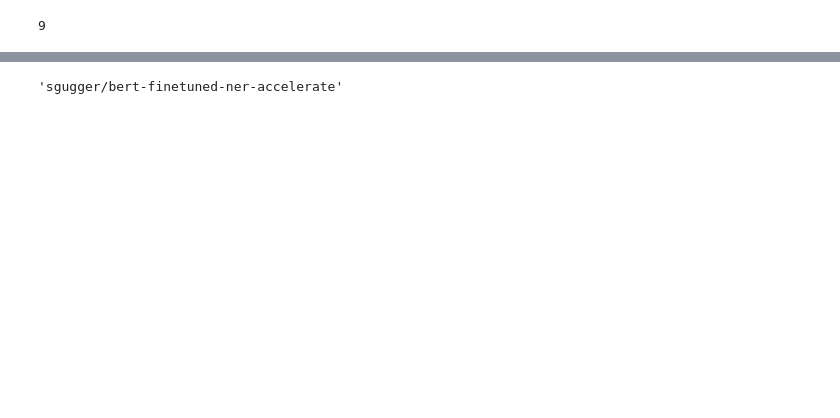
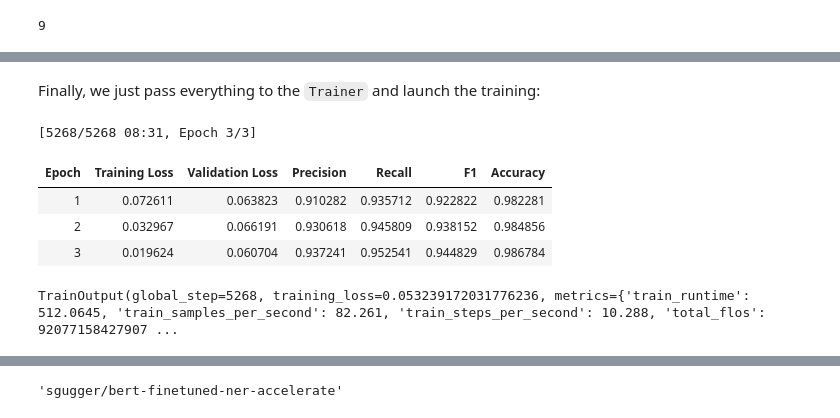
Before and after one commit to avirupc/nlp, a Jupyter notebook: HuggingFace LLM Course/Chapter7 - Classical NLP Tasks/7.2 Token Claasification/Token_classification_(PyTorch).ipynb, the cells around one changed output, grey strips where cells are left out. Cells and saved outputs as stored; diff of their text form; code cells hidden in the pictures; blank space fills up the shorter version.

Commit message:
Added notebook for Chapter 7.2

```diff
--- a/HuggingFace LLM Course/Chapter7 - Classical NLP Tasks/7.2 Token Claasification/Token_classification_(PyTorch).ipynb
+++ b/HuggingFace LLM Course/Chapter7 - Classical NLP Tasks/7.2 Token Claasification/Token_classification_(PyTorch).ipynb
@@ -317,12 +356,16 @@ def compute_metrics(eval_preds):
     predictions = np.argmax(logits, axis=-1)
 
     # Remove ignored index (special tokens) and convert to labels
-    true_labels = [[label_names[l] for l in label if l != -100] for label in labels]
+    true_labels = [
+        [label_names[l] for l in label if l != -100] for label in labels
+    ]
     true_predictions = [
         [label_names[p] for (p, l) in zip(prediction, label) if l != -100]
         for prediction, label in zip(predictions, labels)
     ]
-    all_metrics = metric.compute(predictions=true_predictions, references=true_labels)
+    all_metrics = metric.compute(
+        predictions=true_predictions, references=true_labels
+    )
     return {
         "precision": all_metrics["overall_precision"],
         "recall": all_metrics["overall_recall"],
@@ -353,10 +430,10 @@ from transformers import TrainingArguments
 
 args = TrainingArguments(
     "bert-finetuned-ner",
-    evaluation_strategy="epoch",
+    eval_strategy="epoch",  # This was 'evaluation_strategy=' in original code
     save_strategy="epoch",
     learning_rate=2e-5,
     num_train_epochs=3,
     weight_decay=0.01,
-    push_to_hub=True,
+    push_to_hub=False,  # It was set to True in the original code, I have changed it as I won't push it to Hub
 )
@@ -363,13 +446,22 @@ args = TrainingArguments(
+# %% [markdown]
+Finally, we just pass everything to the `Trainer` and launch the training:
 # %%
 from transformers import Trainer
 
 trainer = Trainer(
     model=model,
     args=args,
     train_dataset=tokenized_datasets["train"],
     eval_dataset=tokenized_datasets["validation"],
     data_collator=data_collator,
     compute_metrics=compute_metrics,
-    tokenizer=tokenizer,
+    processing_class=tokenizer,  # This was 'tokenizer=tokenizer' in original notebook
 )
 trainer.train()
+# %% [output]
+[5268/5268 08:31, Epoch 3/3]
+| Epoch | Training Loss | Validation Loss | Precision | Recall | F1 | Accuracy |
+| 1 | 0.072611 | 0.063823 | 0.910282 | 0.935712 | 0.922822 | 0.982281 |
+| 2 | 0.032967 | 0.066191 | 0.930618 | 0.945809 | 0.938152 | 0.984856 |
+| 3 | 0.019624 | 0.060704 | 0.937241 | 0.952541 | 0.944829 | 0.986784 |
+TrainOutput(global_step=5268, training_loss=0.053239172031776236, metrics={'train_runtime': 512.0645, 'train_samples_per_second': 82.261, 'train_steps_per_second': 10.288, 'total_flos': 92077158427907 ...
```
Also changed, not shown: parts of 39 cells of this notebook.
